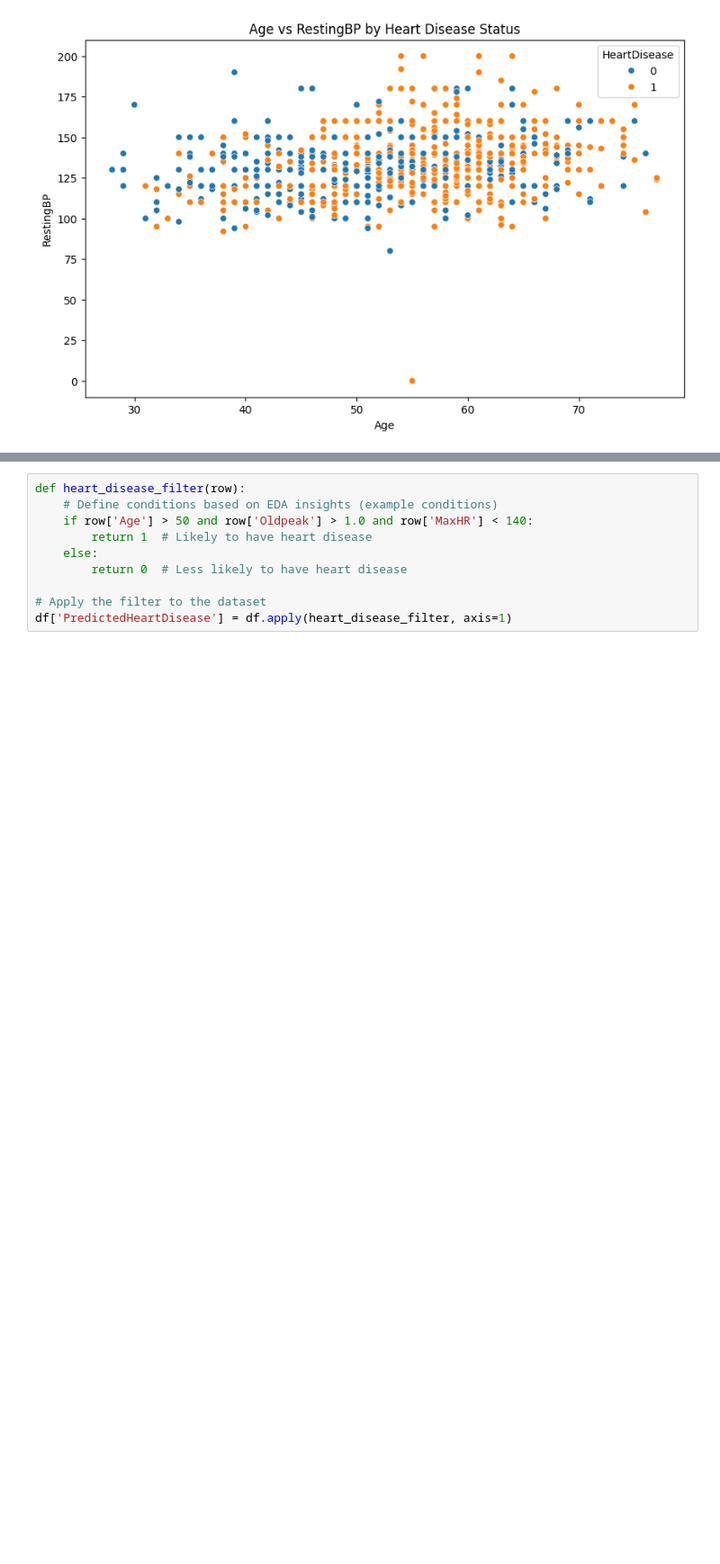
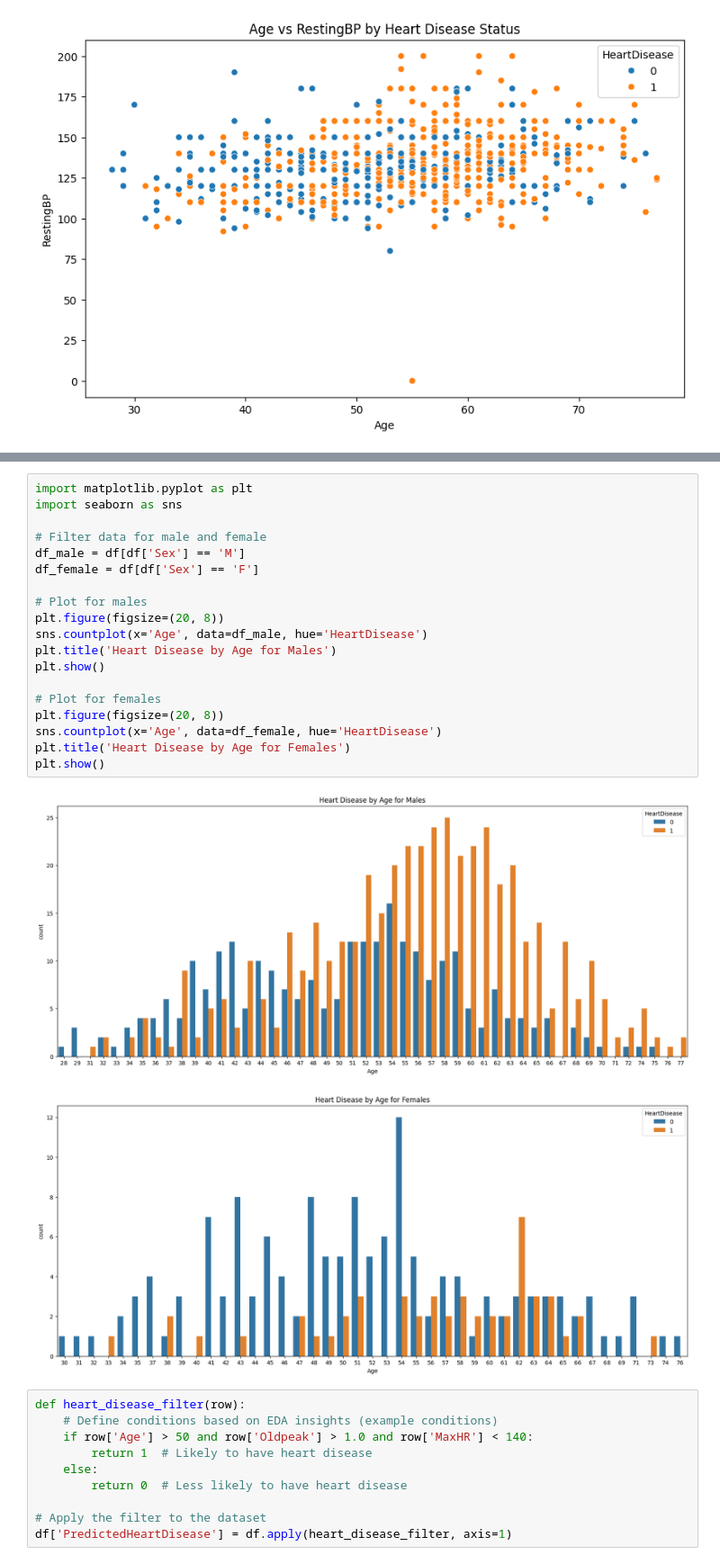
Before and after one commit to Habtom1999/Data-Analytics-Capstone, a Jupyter notebook: Data Preparation.ipynb, the cells around one changed output, grey strips where cells are left out. Shown at 90% size. Cells and saved outputs as stored; diff of their text form; blank space fills up the shorter version.

```diff
--- a/Data Preparation.ipynb
+++ b/Data Preparation.ipynb
@@ -271,3 +301,25 @@ plt.show()
+# %%
+import matplotlib.pyplot as plt
+import seaborn as sns
+
+# Filter data for male and female
+df_male = df[df['Sex'] == 'M']
+df_female = df[df['Sex'] == 'F']
+
+# Plot for males
+plt.figure(figsize=(20, 8))
+sns.countplot(x='Age', data=df_male, hue='HeartDisease')
+plt.title('Heart Disease by Age for Males')
+plt.show()
+
+# Plot for females
+plt.figure(figsize=(20, 8))
+sns.countplot(x='Age', data=df_female, hue='HeartDisease')
+plt.title('Heart Disease by Age for Females')
+plt.show()
+# %% [output]
+[figure, added]
+[figure, added]
 # %%
 def heart_disease_filter(row):
     # Define conditions based on EDA insights (example conditions)
```
Also changed, not shown: parts of 6 cells of this notebook.
